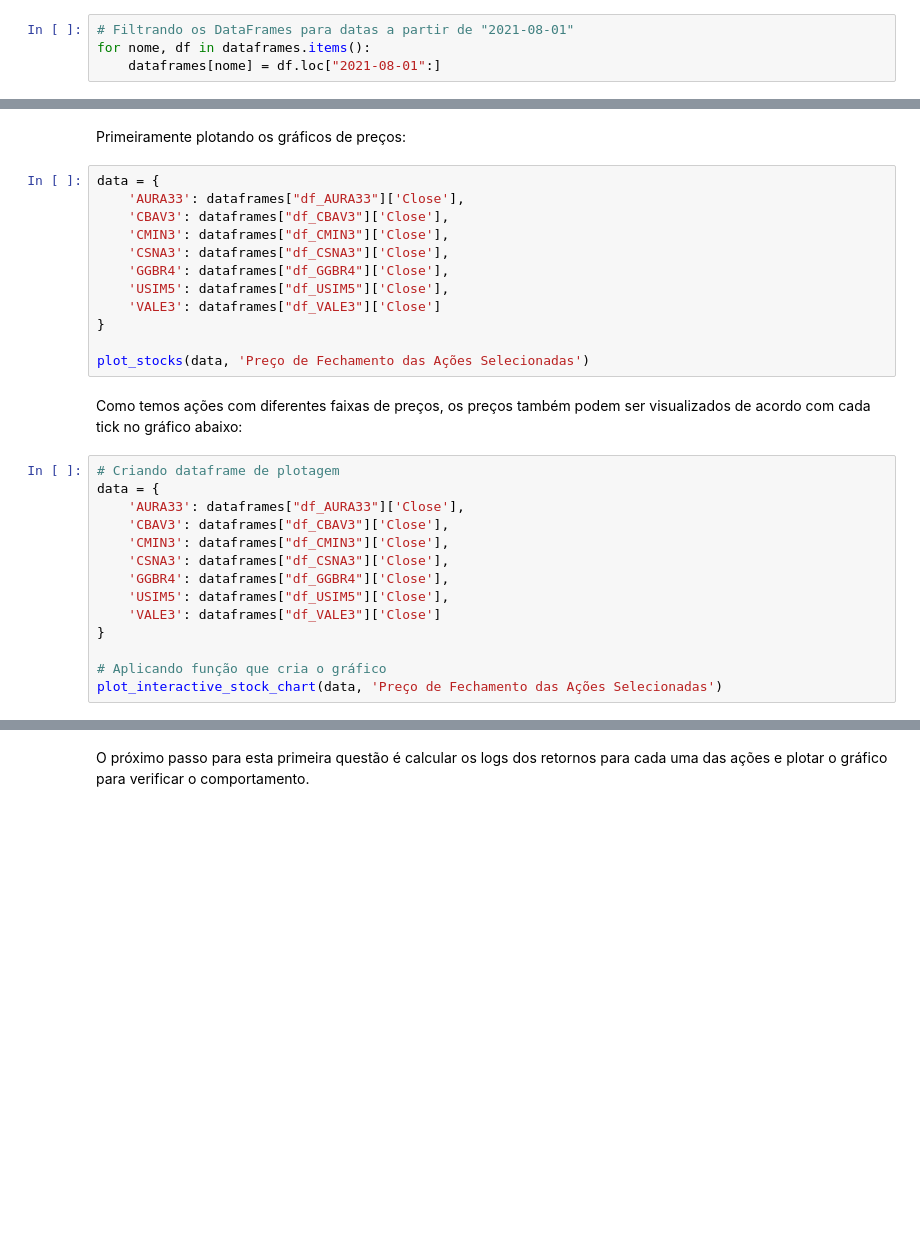
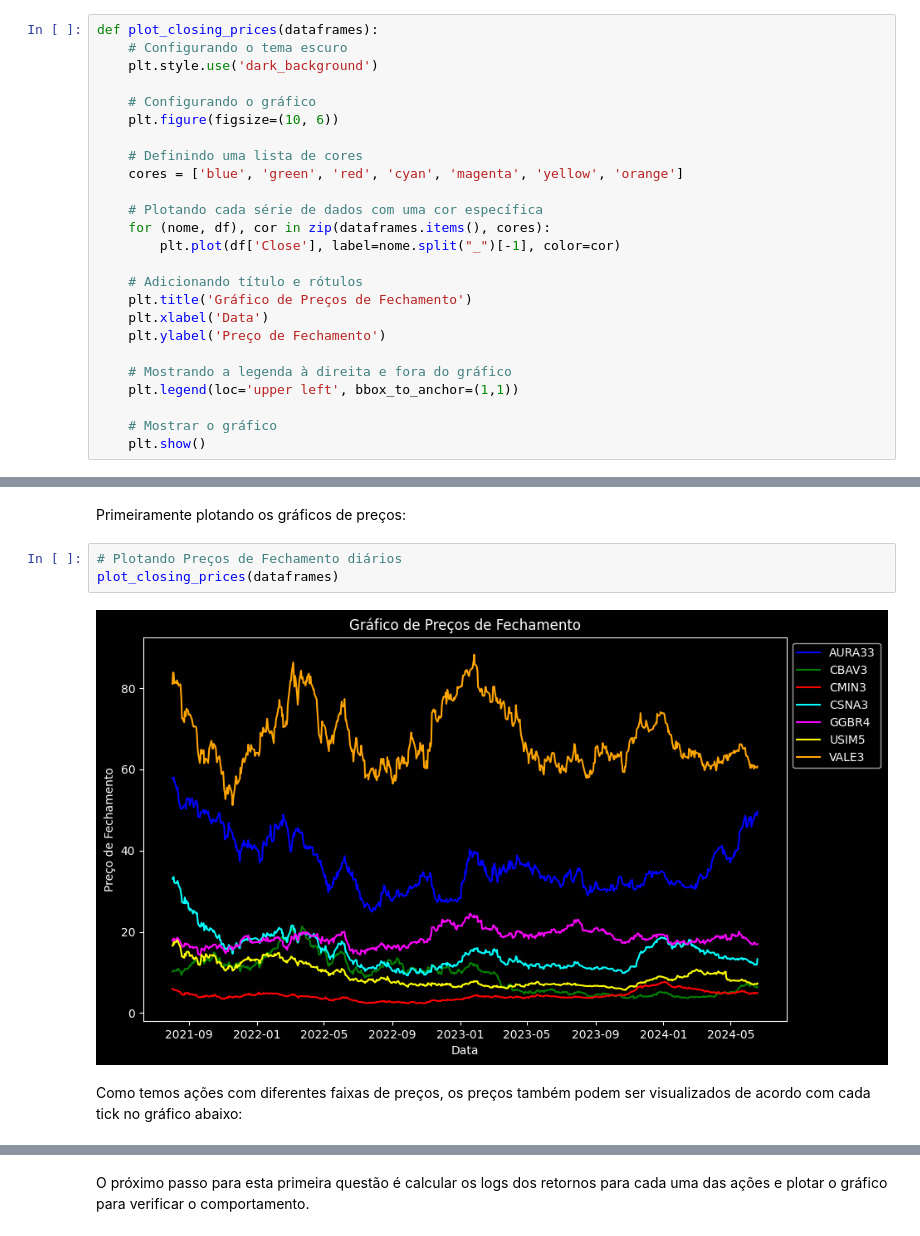
Before and after one commit to murilocechin/financial_analytics_final, a Jupyter notebook: tarefas.ipynb, the cells around one changed output, grey strips where cells are left out. Saved outputs shown, nothing was run; the diff lists cells and outputs as text; blank space fills up the shorter version.

```diff
--- a/tarefas.ipynb
+++ b/tarefas.ipynb
@@ -267,4 +63,25 @@ A menor data disponível dentre as ações selecionadas para o trabalho é 16/07
-# %%
-# Filtrando os DataFrames para datas a partir de "2021-08-01"
-for nome, df in dataframes.items():
-    dataframes[nome] = df.loc["2021-08-01":]
+# %%
+def plot_closing_prices(dataframes):
+    # Configurando o tema escuro
+    plt.style.use('dark_background')
+
+    # Configurando o gráfico
+    plt.figure(figsize=(10, 6))
+
+    # Definindo uma lista de cores
+    cores = ['blue', 'green', 'red', 'cyan', 'magenta', 'yellow', 'orange']
+
+    # Plotando cada série de dados com uma cor específica
+    for (nome, df), cor in zip(dataframes.items(), cores):
+        plt.plot(df['Close'], label=nome.split("_")[-1], color=cor)
+
+    # Adicionando título e rótulos
+    plt.title('Gráfico de Preços de Fechamento')
+    plt.xlabel('Data')
+    plt.ylabel('Preço de Fechamento')
+
+    # Mostrando a legenda à direita e fora do gráfico
+    plt.legend(loc='upper left', bbox_to_anchor=(1,1))
+
+    # Mostrar o gráfico
+    plt.show()
@@ -274,31 +222,10 @@ for nome, df in dataframes.items():
 #### **1.** Plotar gráficos dos preços e retornos e tecer comentários sobre possível heterocedasticidade condicional;
 # %% [markdown]
 Primeiramente plotando os gráficos de preços:
-# %%
-data = {
-    'AURA33': dataframes["df_AURA33"]['Close'],
-    'CBAV3': dataframes["df_CBAV3"]['Close'],
-    'CMIN3': dataframes["df_CMIN3"]['Close'],
-    'CSNA3': dataframes["df_CSNA3"]['Close'],
-    'GGBR4': dataframes["df_GGBR4"]['Close'],
-    'USIM5': dataframes["df_USIM5"]['Close'],
-    'VALE3': dataframes["df_VALE3"]['Close']
-}
-
-plot_stocks(data, 'Preço de Fechamento das Ações Selecionadas')
+# %%
+# Plotando Preços de Fechamento diários
+plot_closing_prices(dataframes)
+# %% [output]
+[figure, added]
 # %% [markdown]
 Como temos ações com diferentes faixas de preços, os preços também podem ser visualizados de acordo com cada tick no gráfico abaixo:
-# %%
-# Criando dataframe de plotagem
-data = {
-    'AURA33': dataframes["df_AURA33"]['Close'],
-    'CBAV3': dataframes["df_CBAV3"]['Close'],
-    'CMIN3': dataframes["df_CMIN3"]['Close'],
-    'CSNA3': dataframes["df_CSNA3"]['Close'],
-    'GGBR4': dataframes["df_GGBR4"]['Close'],
-    'USIM5': dataframes["df_USIM5"]['Close'],
-    'VALE3': dataframes["df_VALE3"]['Close']
-}
-
-# Aplicando função que cria o gráfico
-plot_interactive_stock_chart(data, 'Preço de Fechamento das Ações Selecionadas')
```
Also changed, not shown: parts of 29 cells of this notebook, 9 other files.
